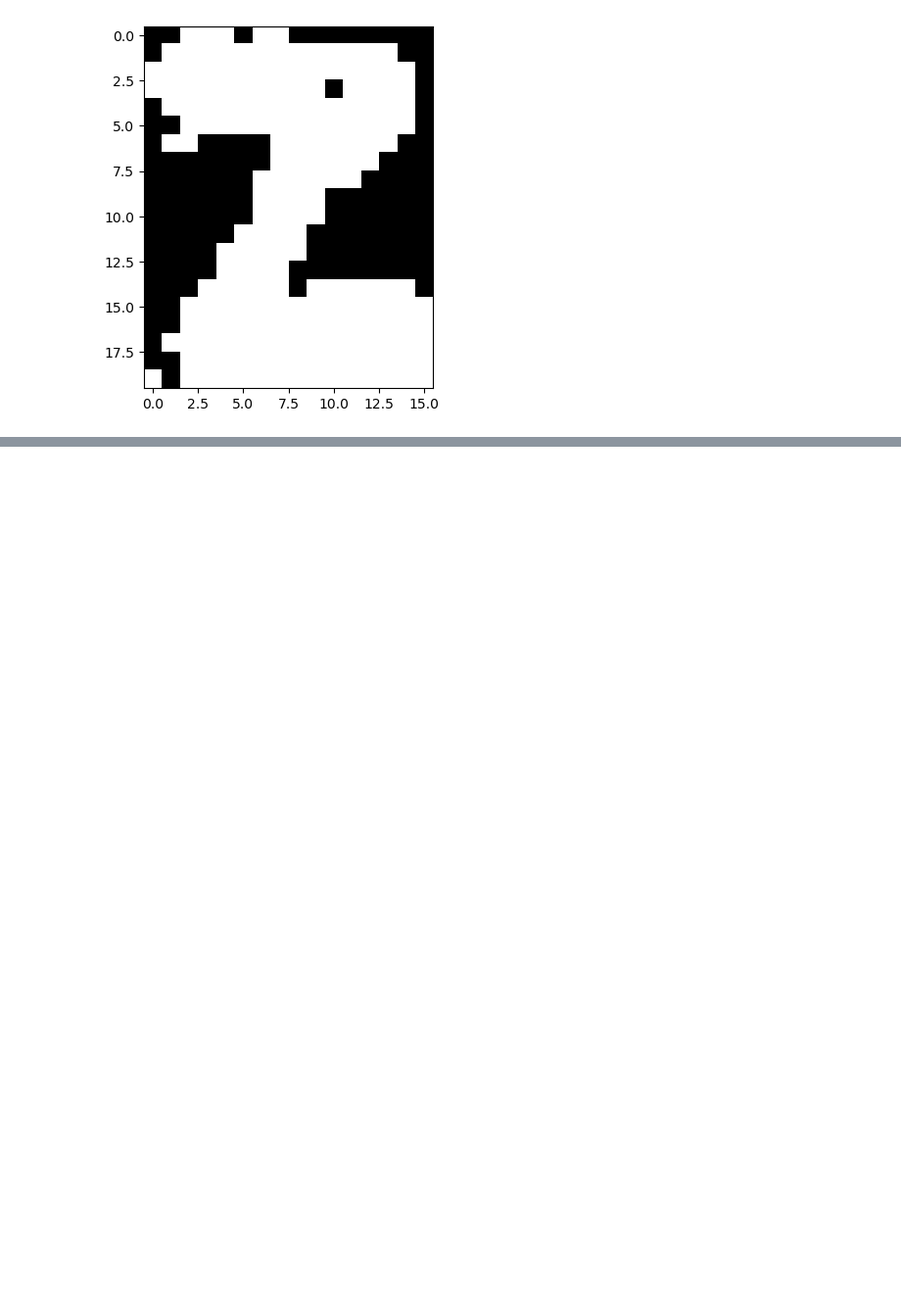
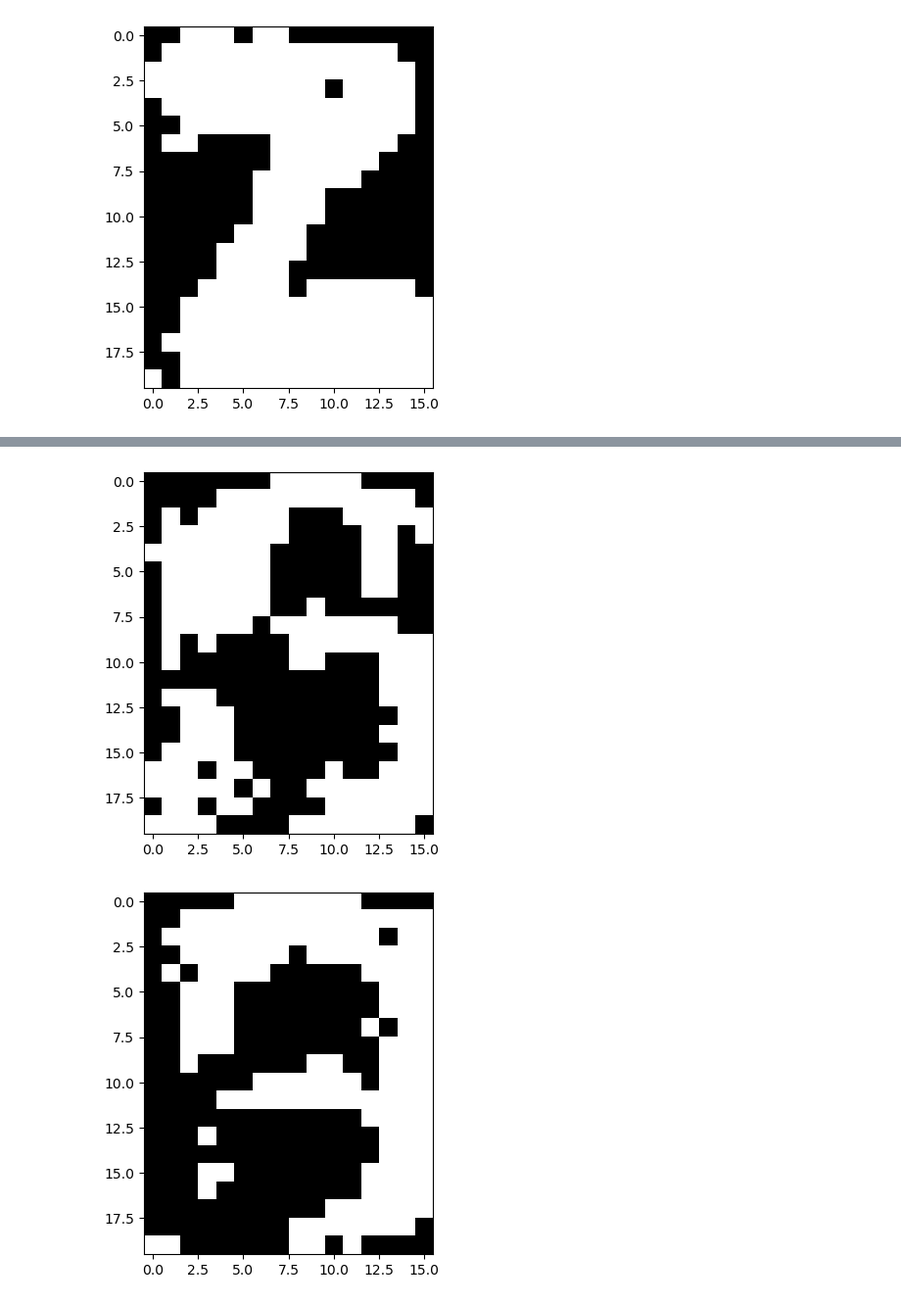
Before and after one commit to zack242/Deep-Learing-II, a Jupyter notebook: AlphaDigit.ipynb, the cells around one changed output, grey strips where cells are left out. Shown at 98% size. Saved outputs shown, nothing was run; the diff lists cells and outputs as text; code cells hidden in the pictures; blank space fills up the shorter version.

```diff
--- a/AlphaDigit.ipynb
+++ b/AlphaDigit.ipynb
@@ -35,0 +63,5 @@ generer_image_RBM(Rbm, 500, 3)
+# %%
+generer_image_RBM(Rbm, 500, 10)
+# %% [output]
+[figure, added]
+[figure, added]
```
Also changed, not shown: parts of 4 cells of this notebook.
